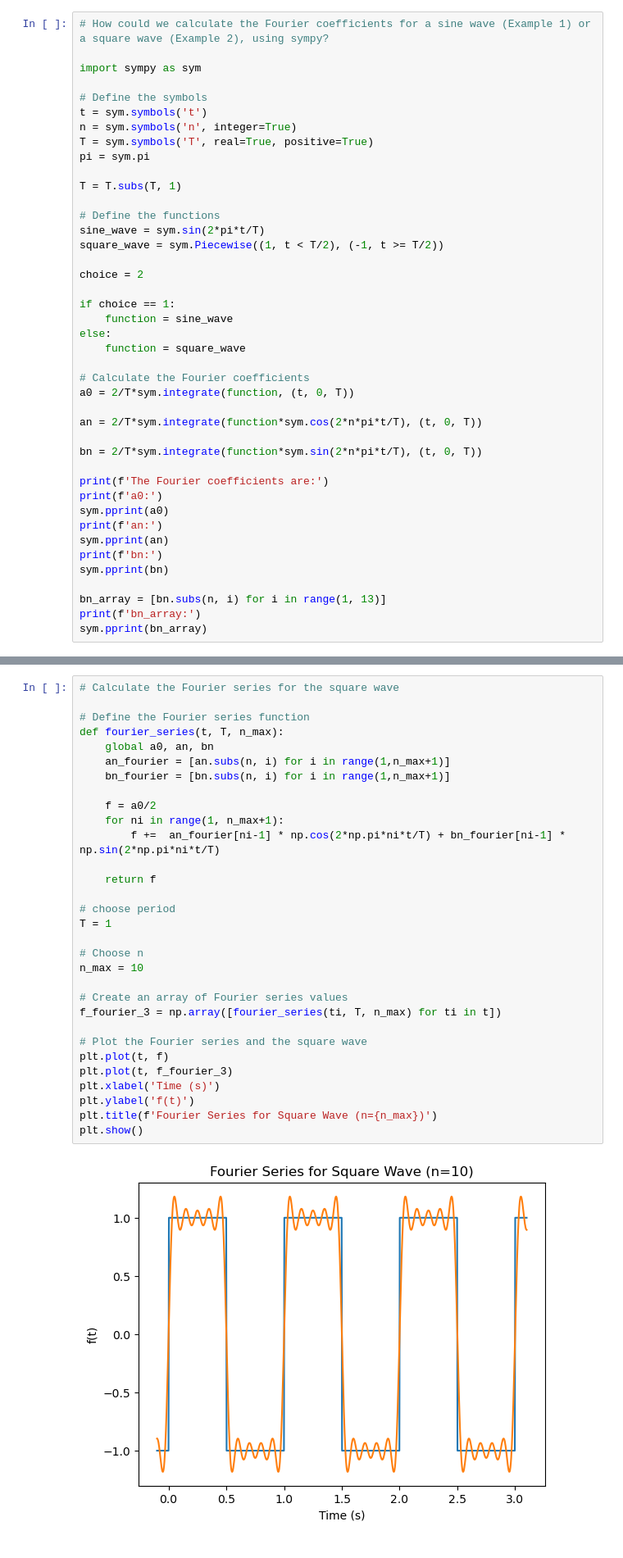
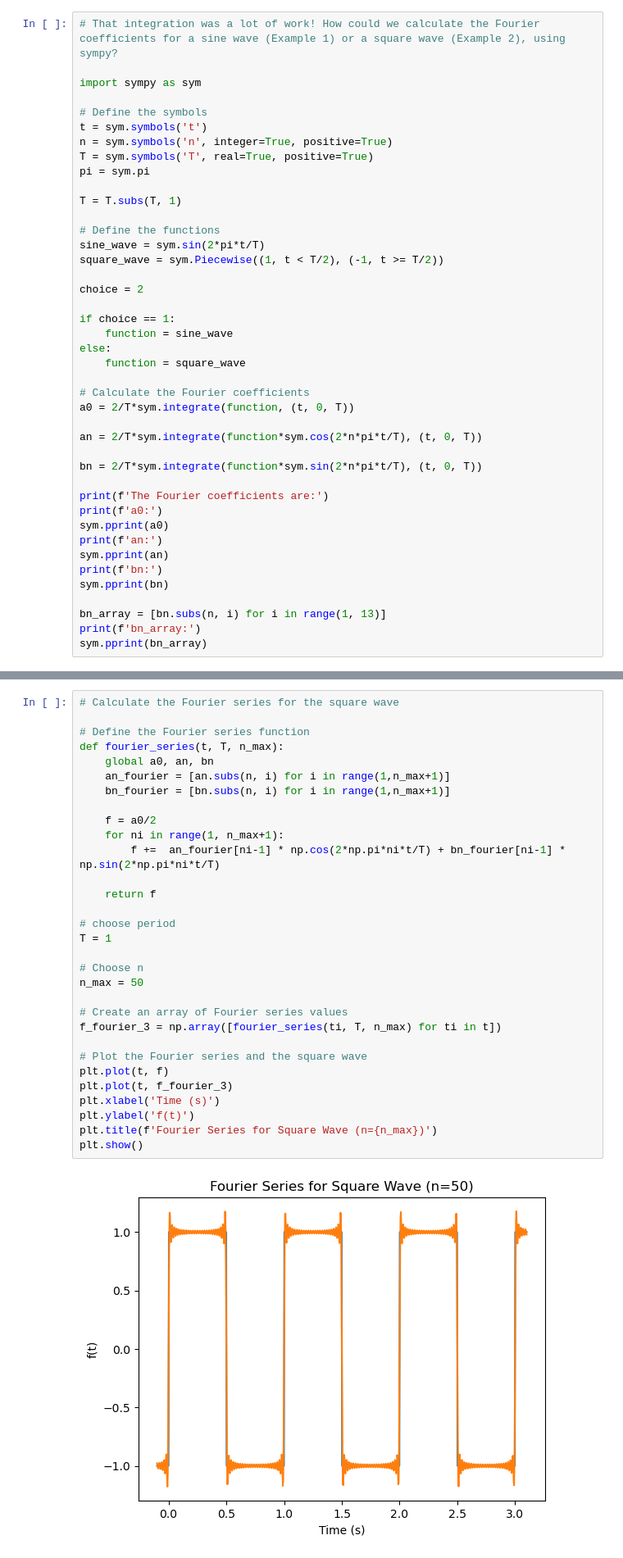
Before and after one commit to brash99/phys340, a Jupyter notebook: JupyterNotebooks/Fourier_Series/AAA_FourierSeries.ipynb, the cells around one changed output, grey strips where cells are left out. Shown at 82% size. Drawn from its saved outputs; the diff is of its cells as text.

```diff
--- a/JupyterNotebooks/Fourier_Series/AAA_FourierSeries.ipynb
+++ b/JupyterNotebooks/Fourier_Series/AAA_FourierSeries.ipynb
@@ -136,13 +152,13 @@ $$f(t) = \sum_{n=1,3,5,...}^{\infty} \frac{4}{n\pi} \sin\left(\frac{2\pi n t}{T}
 
 $$ = \frac{4}{\pi} \sin(\frac{2\pi t}{T}) + \frac{4}{3\pi} \sin(\frac{6\pi t}{T}) + \frac{4}{5\pi} \sin(\frac{10\pi t}{T}) + ...$$
 # %%
-# How could we calculate the Fourier coefficients for a sine wave (Example 1) or a square wave (Example 2), using sympy?
+# That integration was a lot of work! How could we calculate the Fourier coefficients for a sine wave (Example 1) or a square wave (Example 2), using sympy?
 
 import sympy as sym
 
 # Define the symbols
 t = sym.symbols('t')
-n = sym.symbols('n', integer=True)
+n = sym.symbols('n', integer=True, positive=True)
 T = sym.symbols('T', real=True, positive=True)
 pi = sym.pi
 
@@ -233,35 +246,35 @@ plt.show()
 # Calculate the Fourier series for the square wave
 
 # Define the Fourier series function
 def fourier_series(t, T, n_max):
     global a0, an, bn
     an_fourier = [an.subs(n, i) for i in range(1,n_max+1)]
     bn_fourier = [bn.subs(n, i) for i in range(1,n_max+1)]
 
     f = a0/2
     for ni in range(1, n_max+1):
         f +=  an_fourier[ni-1] * np.cos(2*np.pi*ni*t/T) + bn_fourier[ni-1] * np.sin(2*np.pi*ni*t/T)
 
     return f
 
 # choose period
 T = 1
 
 # Choose n
-n_max = 10
+n_max = 50
 
 # Create an array of Fourier series values
 f_fourier_3 = np.array([fourier_series(ti, T, n_max) for ti in t])
 
 # Plot the Fourier series and the square wave
 plt.plot(t, f)
 plt.plot(t, f_fourier_3)
 plt.xlabel('Time (s)')
 plt.ylabel('f(t)')
 plt.title(f'Fourier Series for Square Wave (n={n_max})')
 plt.show()
 # %% [output]
-[figure, old version]
+[figure, new version]
 # %%
 # Plot the Fourier Components for the square wave
 
```
Also changed, not shown: parts of 3 cells of this notebook.
